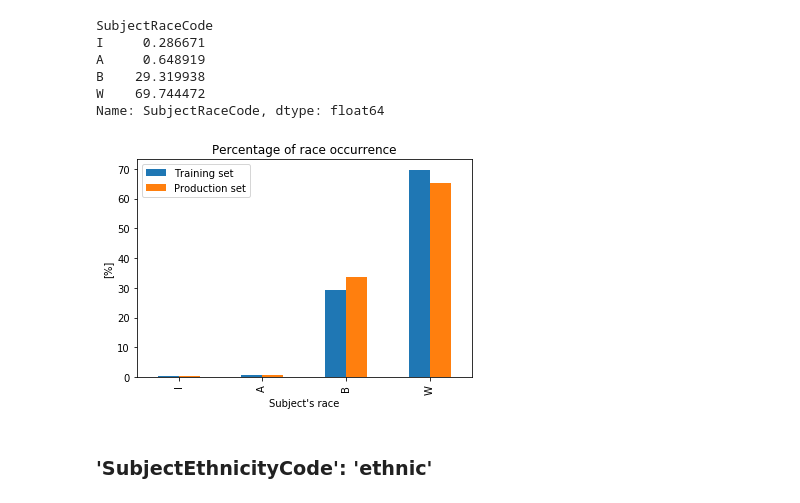
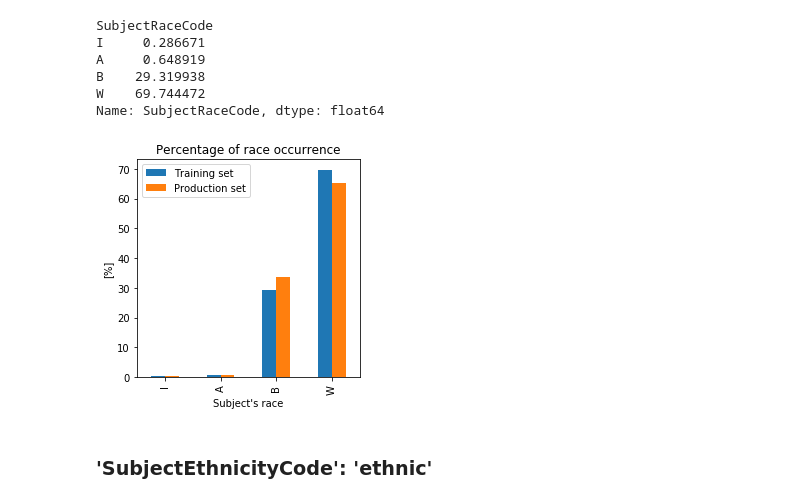
Before and after one commit to jnpicao/LDSSA-batch3-workspace, a Jupyter notebook: Capstone/heroku_model_results_assessment.ipynb, the cells around one changed output. Cells and saved outputs as stored; diff of their text form; code cells hidden in the pictures.

```diff
--- a/Capstone/heroku_model_results_assessment.ipynb
+++ b/Capstone/heroku_model_results_assessment.ipynb
@@ -701,17 +701,17 @@ Name: SubjectRaceCode, dtype: float64
 # sanity check
 assert s_train_race.sum() == 100
 # %%
-pd.DataFrame({'Training set': s_train_race, 'Production set': s_obs_race}).sort_values(by='Training set').plot.bar()
+pd.DataFrame({'Training set': s_train_race, 'Production set': s_obs_race}).sort_values(by='Training set').plot.bar(figsize=(4,4))
 
 plt.title('Percentage of race occurrence')
 plt.xlabel("Subject's race")
 plt.ylabel("[%]");
 
 #plt.legend(['Training set', 'Production set'])
 
 plt.savefig(os.path.join('plots', 'report2_population_race_compare.png'));
 # %% [output]
-[figure, old version]
+[figure, new version]
 # %% [markdown]
 ### 'SubjectEthnicityCode': 'ethnic'
 # %%
```
Also changed, not shown: parts of 19 cells of this notebook.
